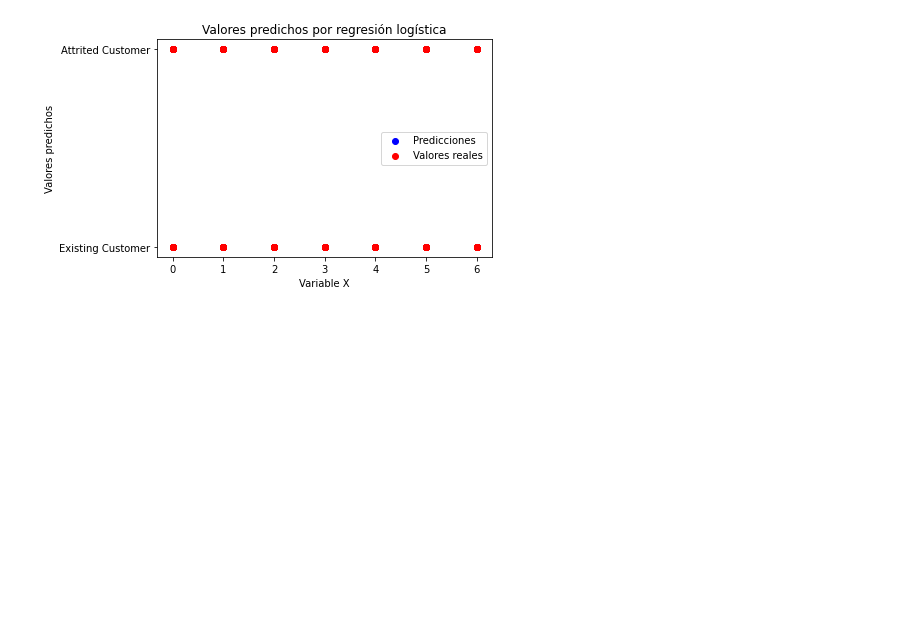
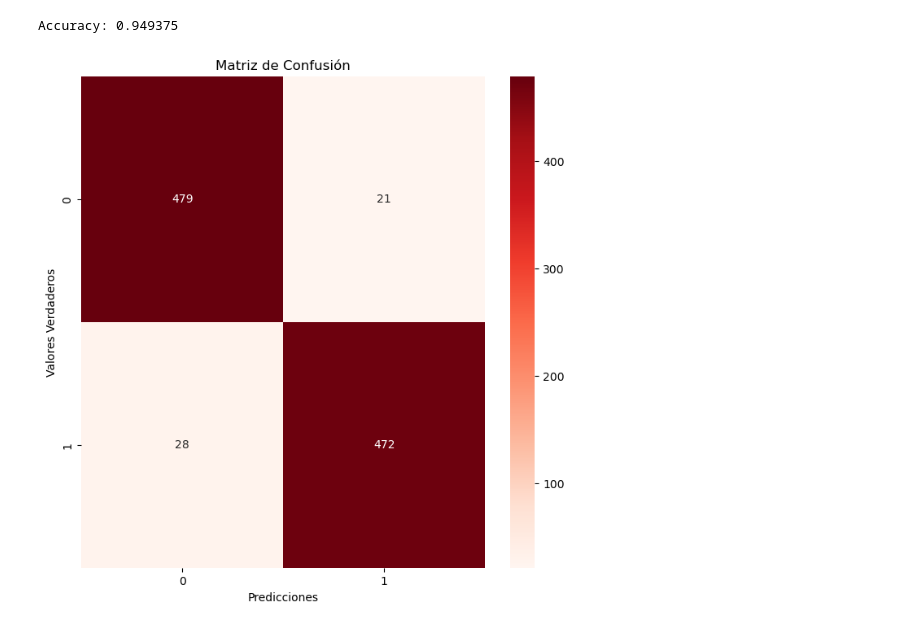
Before and after one commit to DaianaSaenz/proyecto-machine-learning, a Jupyter notebook: src/notebooks/decission_tree.ipynb, the cells around one changed output. Drawn from its saved outputs; the diff is of its cells as text; code cells hidden in the pictures; blank space fills up the shorter version.

```diff
--- a/src/notebooks/decission_tree.ipynb
+++ b/src/notebooks/decission_tree.ipynb
@@ -93,13 +57,0 @@ print(nueva_prediccion)
-# %%
-import matplotlib.pyplot as plt
-
-# Gráfico 1: valores predichos por regresión logística
-plt.scatter(x_prediccion['num_meses_inactivo_12_meses'], nueva_prediccion, color='blue')
-plt.scatter(x_prediccion['num_meses_inactivo_12_meses'], nueva_prediccion, color='red')
-plt.xlabel('Variable X')
-plt.ylabel('Valores predichos')
-plt.title('Valores predichos por regresión logística')
-plt.legend(['Predicciones', 'Valores reales'])
-plt.show()
-# %% [output]
-[figure, removed]
@@ -105,0 +74,41 @@ plt.show()
+# %%
+arbol_decision.fit(x_train, y_train)
+
+# Hacer predicciones en el conjunto de datos de prueba
+arbol_decision_predicion= arbol_decision.predict(x_test)
+
+
+fig = go.Figure(data=[go.Table(header=dict(values=['<b>Modelo<b>', '<b>F1 Score<b>']),
+cells=dict(values=[['<b>Arbol de prediccion<b>'], [np.round(f1(arbol_decision_predicion,y_test),2)]]))])
+fig.update_layout(title='Resultados')
+fig.show()
+# %%
+# Vamos a calcular una metrica mas de exactitud, que mide la proporción de instancias correctamente clasificadas por el modelo.
+arbol_decision.fit(x_train, y_train)
+y_pred = arbol_decision.predict(x_test)
+
+
+accuracy = accuracy_score(y_test, y_pred)
+print("Accuracy:", accuracy)
+# %% [output]
+Accuracy: 0.949375
+# %%
+#PREDICCION REAL
+df_datos_para_predecir = pd.read_csv("../data/processed/datos_para_predecir.csv")
+
+x = df_datos_para_predecir.drop("permanencia", axis=1)
+y = df_datos_para_predecir["permanencia"]
+
+prediccion_real= arbol_decision.predict(x)
+
+matriz_confusion = confusion_matrix(y, prediccion_real)
+
+fig, ax = plt.subplots(figsize=(8, 8), dpi=100)
+sns.heatmap(matriz_confusion, annot=True, cmap='Reds', ax=ax, fmt='d')
+
+plt.title('Matriz de Confusión')
+plt.xlabel('Predicciones')
+plt.ylabel('Valores Verdaderos')
+plt.show()
+# %% [output]
+[figure, added]
```
Also changed, not shown: parts of 4 cells of this notebook, 8 other files.
